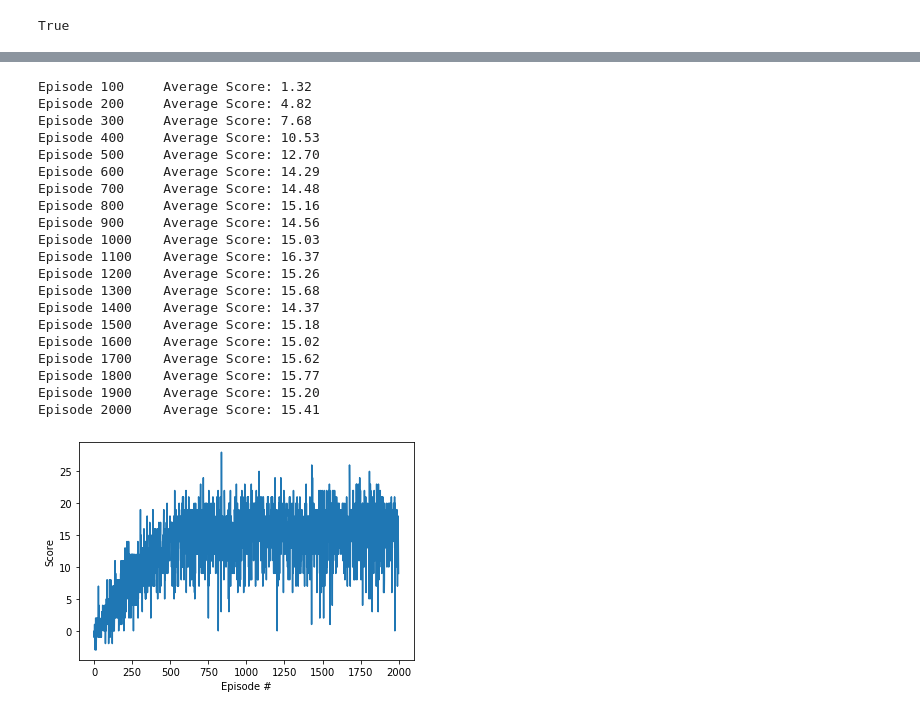
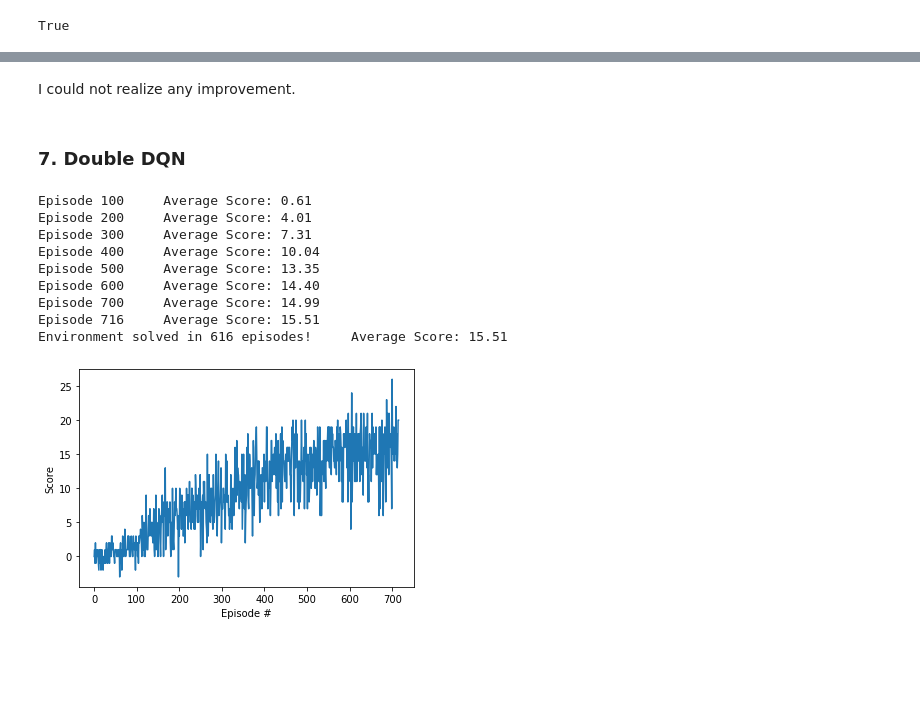
Before and after one commit to YoshiyukiKono/DRL_P1_Navigation, a Jupyter notebook: Navigation.ipynb, the cells around one changed output, grey strips where cells are left out. Saved outputs shown, nothing was run; the diff lists cells and outputs as text; code cells hidden in the pictures; blank space fills up the shorter version.

```diff
--- a/Navigation.ipynb
+++ b/Navigation.ipynb
@@ -167,0 +330,2 @@ class QNetwork(nn.Module):
+# %%
+TARGET_REWARD = 15.5
@@ -495,2 +516,47 @@ advanced_agent = AdvancedAgent(state_size=state_size, action_size=action_size, s
+# %% [markdown]
+I could not realize any improvement.
+# %% [markdown]
+### 7. Double DQN
+# %%
+class DDQNAgent(Agent):
+    """Interacts with and learns from the environment."""
+
+    """
+    def __init__(self, state_size, action_size, seed):
+        super(DDQNAgent, self).__init__(state_size, action_size, seed)
+    """
+    def learn(self, experiences, gamma):
+        """Update value parameters using given batch of experience tuples.
+
+        Params
+        ======
+            experiences (Tuple[torch.Variable]): tuple of (s, a, r, s', done) tuples
+            gamma (float): discount factor
+        """
+        states, actions, rewards, next_states, dones = experiences
+
+        next_state_actions = self.qnetwork_local(next_states).max(1)[1]
+        # Get max predicted Q values (for next states) from target model
+        Q_targets_next = self.qnetwork_target(next_states).gather(1, next_state_actions.unsqueeze(-1))
+        #ORIGINAL
+        #Q_targets_next = self.qnetwork_target(next_states).detach().max(1)[0].unsqueeze(1)
+
+        # Compute Q targets for current states
+        Q_targets = rewards + (gamma * Q_targets_next * (1 - dones))
+
+        # Get expected Q values from local model
+        Q_expected = self.qnetwork_local(states).gather(1, actions)
+
+        self.qnetwork_local.train()
+
+        # Compute loss
+        loss = F.mse_loss(Q_expected, Q_targets)
+        # Minimize the loss
+        self.optimizer.zero_grad()
+        loss.backward()
+        self.optimizer.step()
+
+        # ------------------- update target network ------------------- #
+        self.soft_update(self.qnetwork_local, self.qnetwork_target, TAU)
 # %%
 ddqn_agent = DDQNAgent(state_size=state_size, action_size=action_size, seed=0)
@@ -547,35 +563,24 @@ def dqn(env, agent, n_episodes=1800, max_t=1000, eps_start=1.0, eps_end=0.01, ep
 # %%
-scores = dqn(env, agent) #, n_episodes=200)
+scores = dqn(env, ddqn_agent, n_episodes=1000, save_file='checkpoint_ddqn.pth')
 
 # plot the scores
 import matplotlib.pyplot as plt
 %matplotlib inline
 
 fig = plt.figure()
 ax = fig.add_subplot(111)
 plt.plot(np.arange(len(scores)), scores)
 plt.ylabel('Score')
 plt.xlabel('Episode #')
 plt.show()
 # %% [output]
-Episode 100     Average Score: 1.32
-Episode 200     Average Score: 4.82
-Episode 300     Average Score: 7.68
-Episode 400     Average Score: 10.53
-Episode 500     Average Score: 12.70
-Episode 600     Average Score: 14.29
-Episode 700     Average Score: 14.48
-Episode 800     Average Score: 15.16
-Episode 900     Average Score: 14.56
-Episode 1000    Average Score: 15.03
-Episode 1100    Average Score: 16.37
-Episode 1200    Average Score: 15.26
-Episode 1300    Average Score: 15.68
-Episode 1400    Average Score: 14.37
-Episode 1500    Average Score: 15.18
-Episode 1600    Average Score: 15.02
-Episode 1700    Average Score: 15.62
-Episode 1800    Average Score: 15.77
-Episode 1900    Average Score: 15.20
-Episode 2000    Average Score: 15.41
+Episode 100     Average Score: 0.61
+Episode 200     Average Score: 4.01
+Episode 300     Average Score: 7.31
+Episode 400     Average Score: 10.04
+Episode 500     Average Score: 13.35
+Episode 600     Average Score: 14.40
+Episode 700     Average Score: 14.99
+Episode 716     Average Score: 15.51
+Environment solved in 616 episodes!     Average Score: 15.51
-[figure, old version]
+[figure, new version]
```
Also changed, not shown: parts of 39 cells of this notebook, 4 other files.
